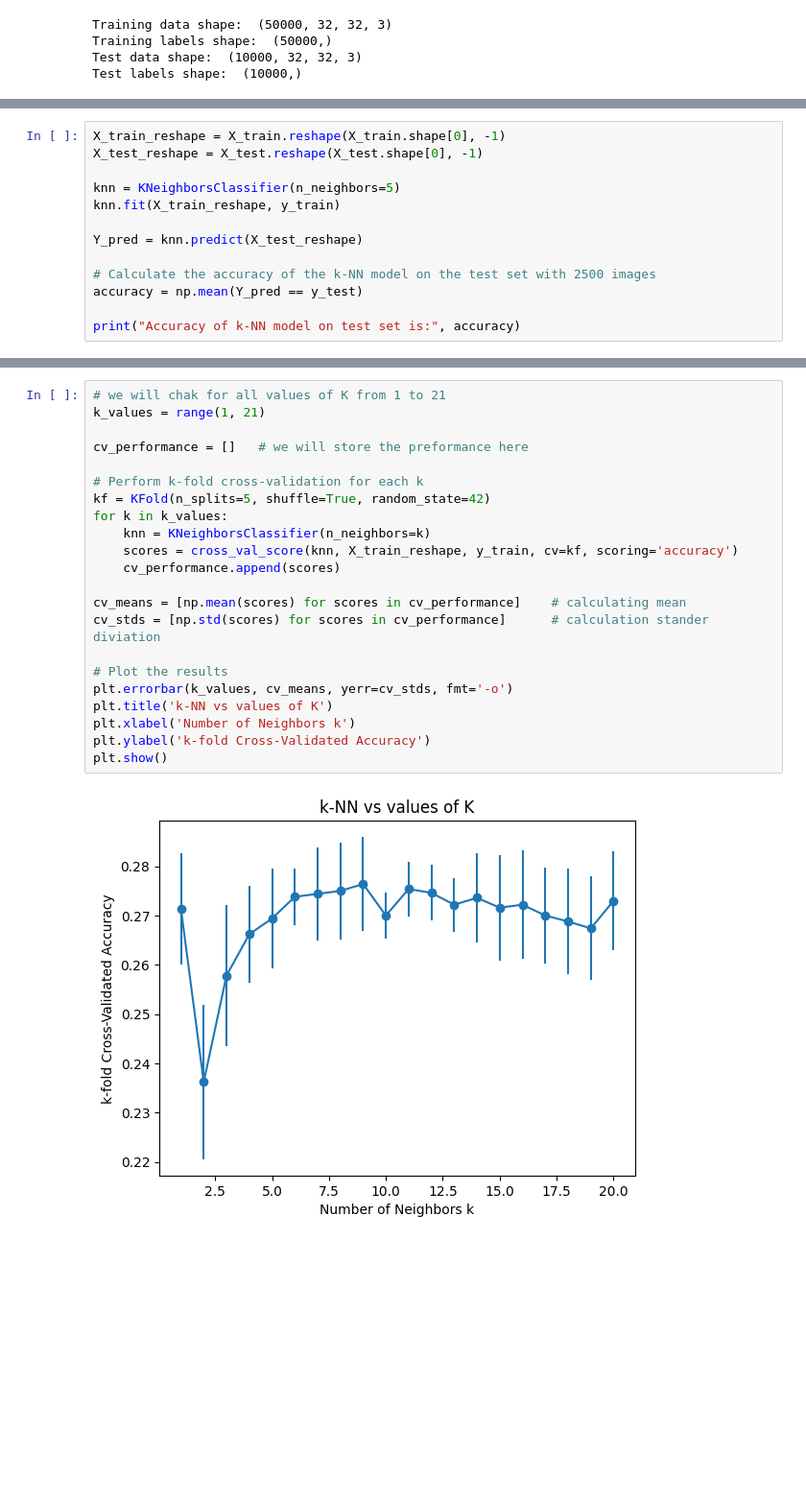
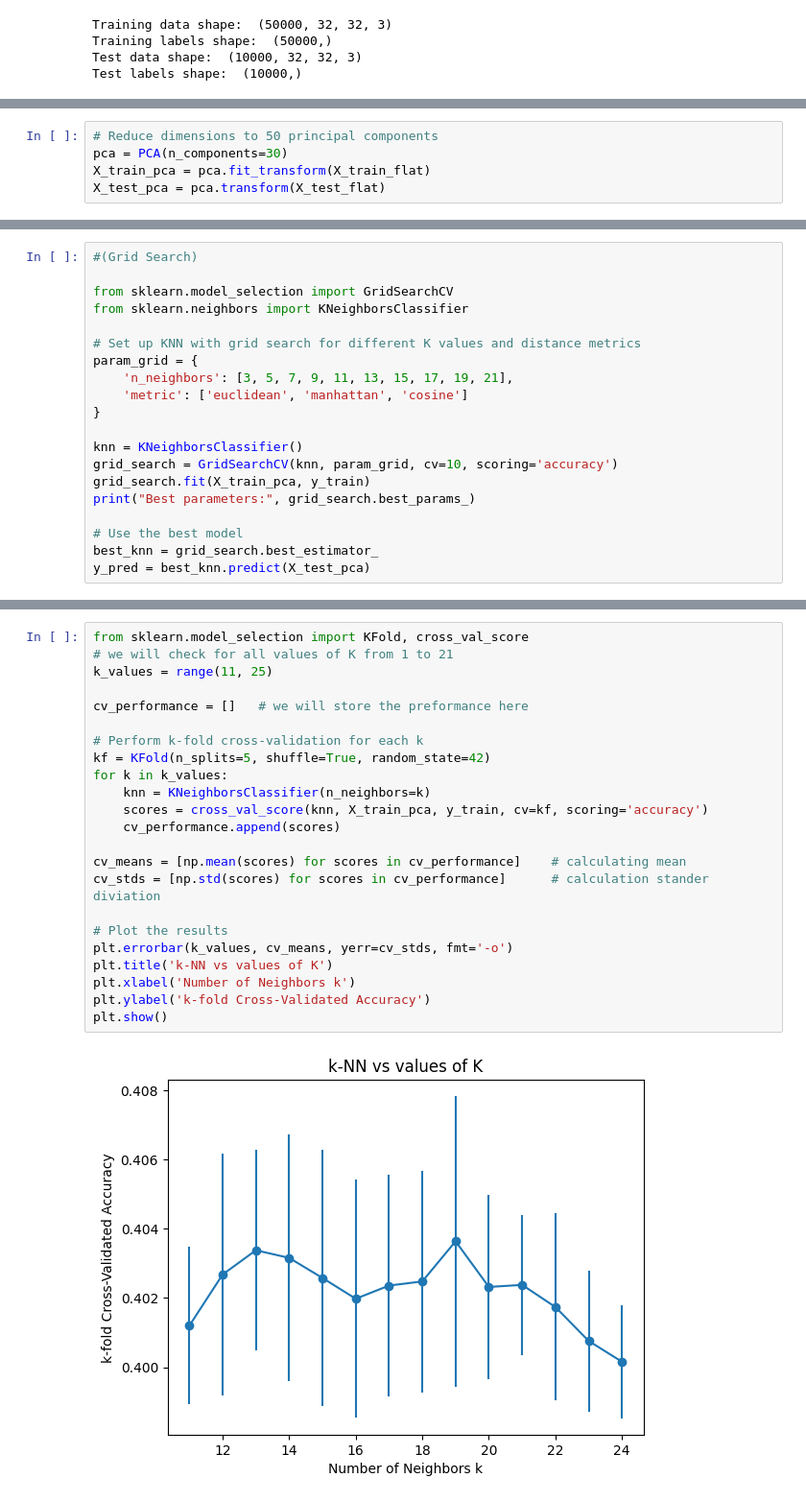
Before and after one commit to Computer-Vision-Group-F/Assignment1, a Jupyter notebook: knn.ipynb, the cells around one changed output, grey strips where cells are left out. Shown at 96% size. Cells and saved outputs as stored; diff of their text form; blank space fills up the shorter version.

Commit message:
PCA, Grid Search and K-fold CV on 50,000-10,000 split acc=44%

```diff
--- a/knn.ipynb
+++ b/knn.ipynb
@@ -248,13 +254,0 @@ print(X_train.shape, X_test.shape)
-# %%
-X_train_reshape = X_train.reshape(X_train.shape[0], -1)
-X_test_reshape = X_test.reshape(X_test.shape[0], -1)
-
-knn = KNeighborsClassifier(n_neighbors=5)
-knn.fit(X_train_reshape, y_train)
-
-Y_pred = knn.predict(X_test_reshape)
-
-# Calculate the accuracy of the k-NN model on the test set with 2500 images
-accuracy = np.mean(Y_pred == y_test)
-
-print("Accuracy of k-NN model on test set is:", accuracy)
@@ -262,0 +257,5 @@ Accuracy of k-NN model on test set is: 0.2628
+# %%
+# Reduce dimensions to 50 principal components
+pca = PCA(n_components=30)
+X_train_pca = pca.fit_transform(X_train_flat)
+X_test_pca = pca.transform(X_test_flat)
@@ -262,0 +291,20 @@ Accuracy of k-NN model on test set is: 0.2628
+# %%
+#(Grid Search)
+
+from sklearn.model_selection import GridSearchCV
+from sklearn.neighbors import KNeighborsClassifier
+
+# Set up KNN with grid search for different K values and distance metrics
+param_grid = {
+    'n_neighbors': [3, 5, 7, 9, 11, 13, 15, 17, 19, 21],
+    'metric': ['euclidean', 'manhattan', 'cosine']
+}
+
+knn = KNeighborsClassifier()
+grid_search = GridSearchCV(knn, param_grid, cv=10, scoring='accuracy')
+grid_search.fit(X_train_pca, y_train)
+print("Best parameters:", grid_search.best_params_)
+
+# Use the best model
+best_knn = grid_search.best_estimator_
+y_pred = best_knn.predict(X_test_pca)
@@ -263,25 +329,26 @@ Accuracy of k-NN model on test set is: 0.2628
 # %%
-# we will chak for all values of K from 1 to 21
-k_values = range(1, 21)
+from sklearn.model_selection import KFold, cross_val_score
+# we will check for all values of K from 1 to 21
+k_values = range(11, 25)
 
 cv_performance = []   # we will store the preformance here
 
 # Perform k-fold cross-validation for each k
 kf = KFold(n_splits=5, shuffle=True, random_state=42)
 for k in k_values:
     knn = KNeighborsClassifier(n_neighbors=k)
-    scores = cross_val_score(knn, X_train_reshape, y_train, cv=kf, scoring='accuracy')
+    scores = cross_val_score(knn, X_train_pca, y_train, cv=kf, scoring='accuracy')
     cv_performance.append(scores)
 
 cv_means = [np.mean(scores) for scores in cv_performance]    # calculating mean
 cv_stds = [np.std(scores) for scores in cv_performance]      # calculation stander diviation
 
 # Plot the results
 plt.errorbar(k_values, cv_means, yerr=cv_stds, fmt='-o')
 plt.title('k-NN vs values of K')
 plt.xlabel('Number of Neighbors k')
 plt.ylabel('k-fold Cross-Validated Accuracy')
 plt.show()
 # %% [output]
-[figure, old version]
+[figure, new version]
 # %% [markdown]
```
Also changed, not shown: parts of 16 cells of this notebook, 1 other file.
